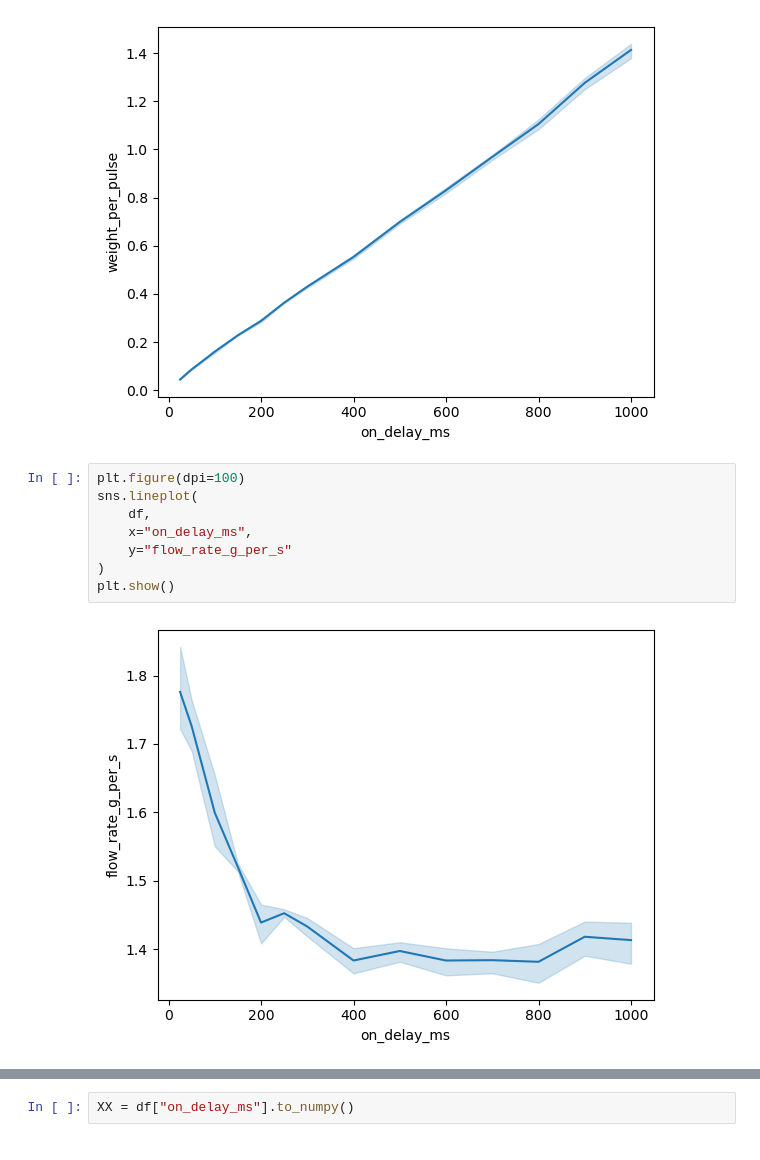
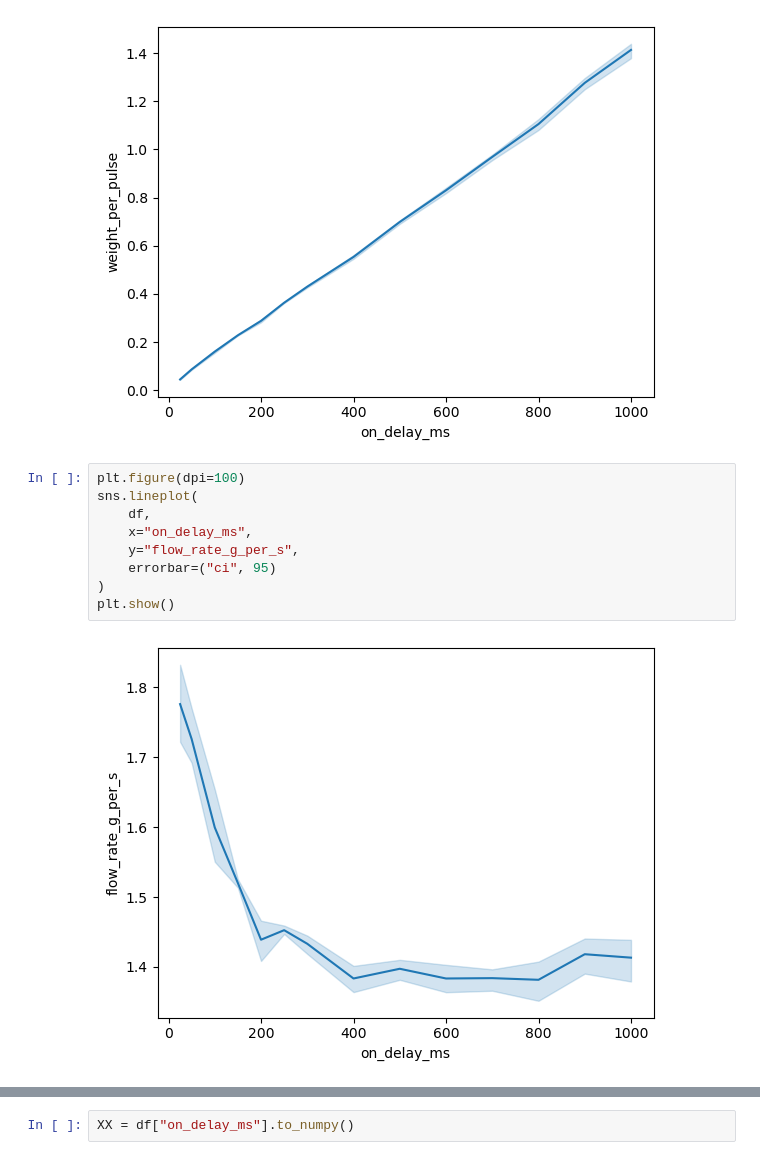
Before and after one commit to Nightingale-LZH/KSCB-Coffee, a Jupyter notebook: KSCB-PumpCalibrationData/PumpTesting.ipynb, the cells around one changed output, grey strips where cells are left out. Cells and saved outputs as stored; diff of their text form.

```diff
--- a/KSCB-PumpCalibrationData/PumpTesting.ipynb
+++ b/KSCB-PumpCalibrationData/PumpTesting.ipynb
@@ -57,13 +57,14 @@ plt.show()
 # %%
 plt.figure(dpi=100)
 sns.lineplot(
     df,
     x="on_delay_ms",
-    y="flow_rate_g_per_s"
+    y="flow_rate_g_per_s",
+    errorbar=("ci", 95)
 )
 plt.show()
 # %% [output]
-[figure, old version]
+[figure, new version]
 # %%
 plt.figure(dpi=100)
 sns.lineplot(
```
Also changed, not shown: parts of 4 cells of this notebook, 1 other file.
